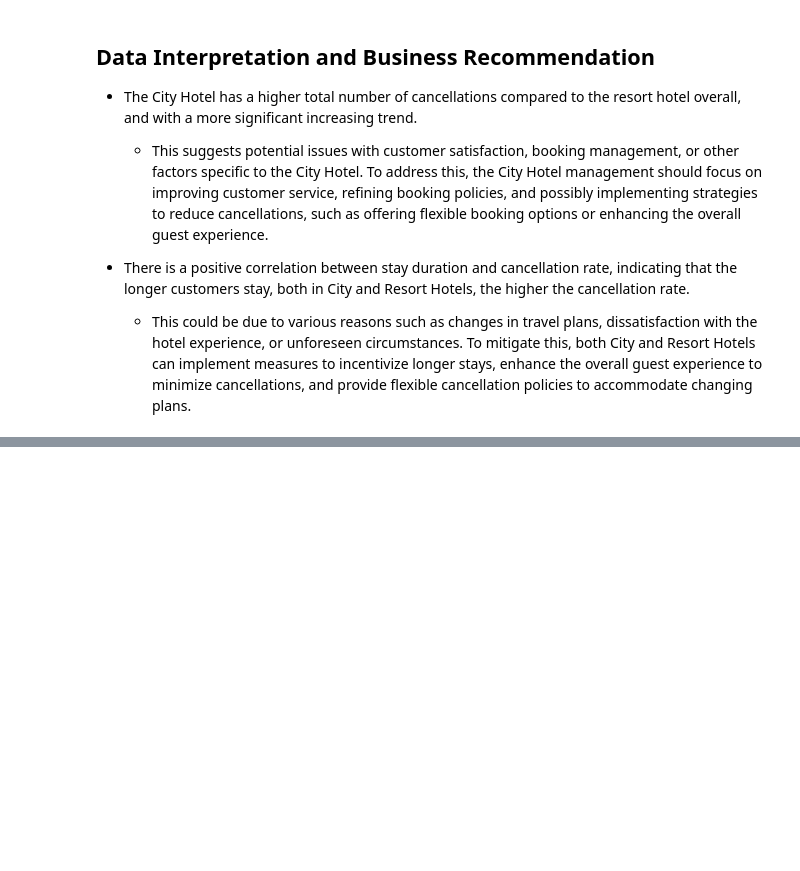
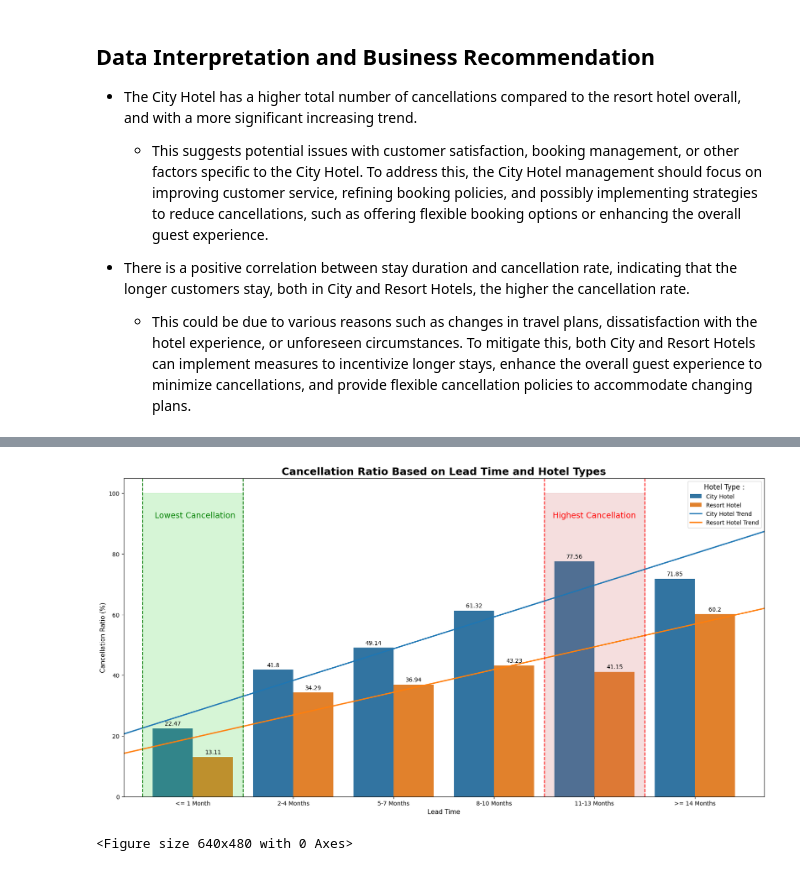
Before and after one commit to mcikalmerdeka/Investigate-Hotel-Business-Using-Data-Visualization, a Jupyter notebook: Investigate Hotel Business Using Data Visualization Code.ipynb, the cells around one changed output, grey strips where cells are left out. Saved outputs shown, nothing was run; the diff lists cells and outputs as text; code cells hidden in the pictures; blank space fills up the shorter version.

```diff
--- a/Investigate Hotel Business Using Data Visualization Code.ipynb
+++ b/Investigate Hotel Business Using Data Visualization Code.ipynb
@@ -914,0 +1065,19 @@ plt.tight_layout()
+# %%
+# Create new column of cancellation ratio
+df_lead_cancel['cancellation_ratio'] = round((df_lead_cancel['num_booking'] / df_lead_cancel['total_booking'] * 100), 2)
+df_lead_cancel
+
+# Making sorter for stay_duration_group
+lead_group_sorter = ['<= 1 Month', '2-4 Months', '5-7 Months', '8-10 Months', '11-13 Months', '>= 14 Months']
+
+df_lead_cancel['lead_time_group'] = pd.Categorical(df_lead_cancel['lead_time_group'],
+                                                     categories=lead_group_sorter,
+                                                     ordered=True)
+# %%
+# Finalize dataframe by sorting and filtering only cancelled booking
+df_lead_cancel.sort_values(by='lead_time_group', inplace=True)
+df_lead_cancel.reset_index(drop=True, inplace=True)
+df_lead_cancel.rename(columns={'hotel' : 'hotel_type'}, inplace=True)
+
+df_lead_cancel_filtered = df_lead_cancel[df_lead_cancel['is_canceled'] == 1]
+df_lead_cancel_filtered
@@ -914,0 +1098,36 @@ plt.tight_layout()
+# %%
+# Create visualizatiton
+fig, ax = plt.subplots(figsize=(20, 10))
+
+city_hotel = df_lead_cancel_filtered[df_lead_cancel_filtered['hotel_type'] == 'City Hotel']
+resort_hotel = df_lead_cancel_filtered[df_lead_cancel_filtered['hotel_type'] == 'Resort Hotel']
+
+sns.barplot(data=df_lead_cancel_filtered, x='lead_time_group', y='cancellation_ratio', hue='hotel_type')
+# sns.lineplot(data=df_lead_cancel_filtered, x='lead_time_group', y='cancellation_ratio', hue='hotel_type', ci=False)
+
+sns.regplot(data=city_hotel, x=np.arange(0, len(city_hotel)), y='cancellation_ratio', scatter=False, label = 'City Hotel Trend', truncate=False, ci=False)
+sns.regplot(data=resort_hotel, x=np.arange(0, len(resort_hotel)), y='cancellation_ratio', scatter=False, label = 'Resort Hotel Trend', truncate=False, ci=False)
+
+plt.bar_label(ax.containers[0], padding=3)
+plt.bar_label(ax.containers[1], padding=3)
+
+plt.axvline(-0.5, ls='--', color='green')
+plt.axvline(0.5, ls='--', color='green')
+plt.stackplot(np.arange(-0.5,1.5), 100, color='limegreen', alpha=0.2)
+plt.text(x=0.02, y=92, s='Lowest Cancellation', fontsize=14, color='green', ha='center')
+
+plt.axvline(3.5, ls='--', color='red')
+plt.axvline(4.5, ls='--', color='red')
+plt.stackplot(np.arange(3.5,5.5), 100, color='indianred', alpha=0.2)
+plt.text(x=4, y=92, s='Highest Cancellation', fontsize=14, color='red', ha='center')
+
+plt.title("Cancellation Ratio Based on Lead Time and Hotel Types", fontsize=18, color='black', weight='bold')
+plt.xlabel('Lead Time', fontsize=11)
+plt.ylabel('Cancellation Ratio (%)', fontsize=11)
+plt.legend(title='Hotel Type :', title_fontsize=12, prop={'size':10})
+
+plt.show()
+plt.tight_layout()
+# %% [output]
+[figure, added]
+<Figure size 640x480 with 0 Axes>
```
Also changed, not shown: parts of 21 cells of this notebook, 4 other files.
